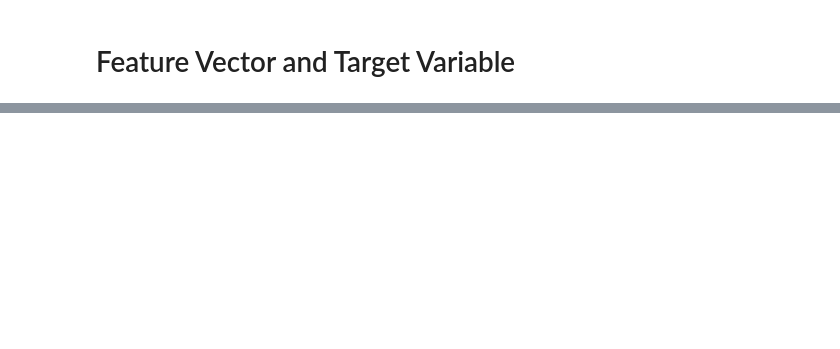
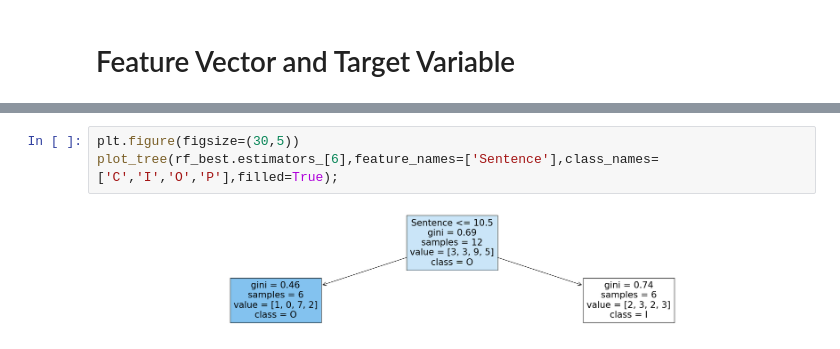
Before and after one commit to Dhyey17/LY-Project, a Jupyter notebook: PICO Classification/Classification Model.ipynb, the cells around one changed output, grey strips where cells are left out. Drawn from its saved outputs; the diff is of its cells as text; blank space fills up the shorter version.

```diff
--- a/PICO Classification/Classification Model.ipynb
+++ b/PICO Classification/Classification Model.ipynb
@@ -107,0 +173,5 @@ import nltk.corpus
+# %%
+plt.figure(figsize=(30,5))
+plot_tree(rf_best.estimators_[6],feature_names=['Sentence'],class_names=['C','I','O','P'],filled=True);
+# %% [output]
+[figure, added]
```
Also changed, not shown: parts of 31 cells of this notebook.
